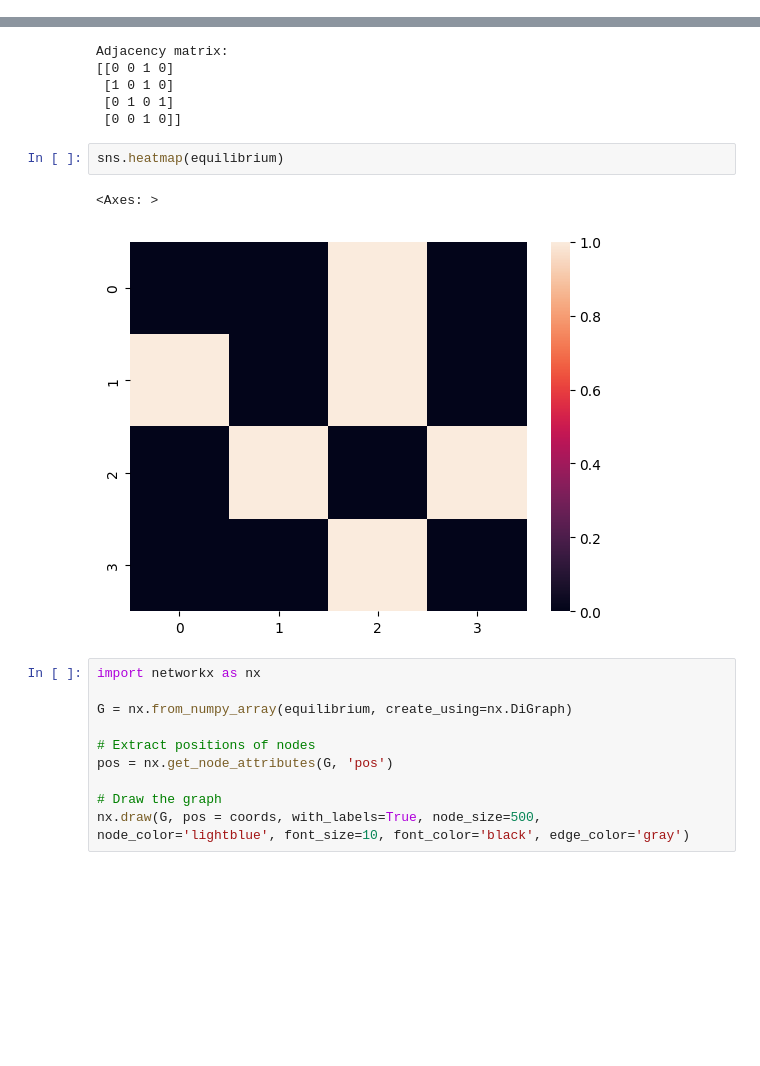
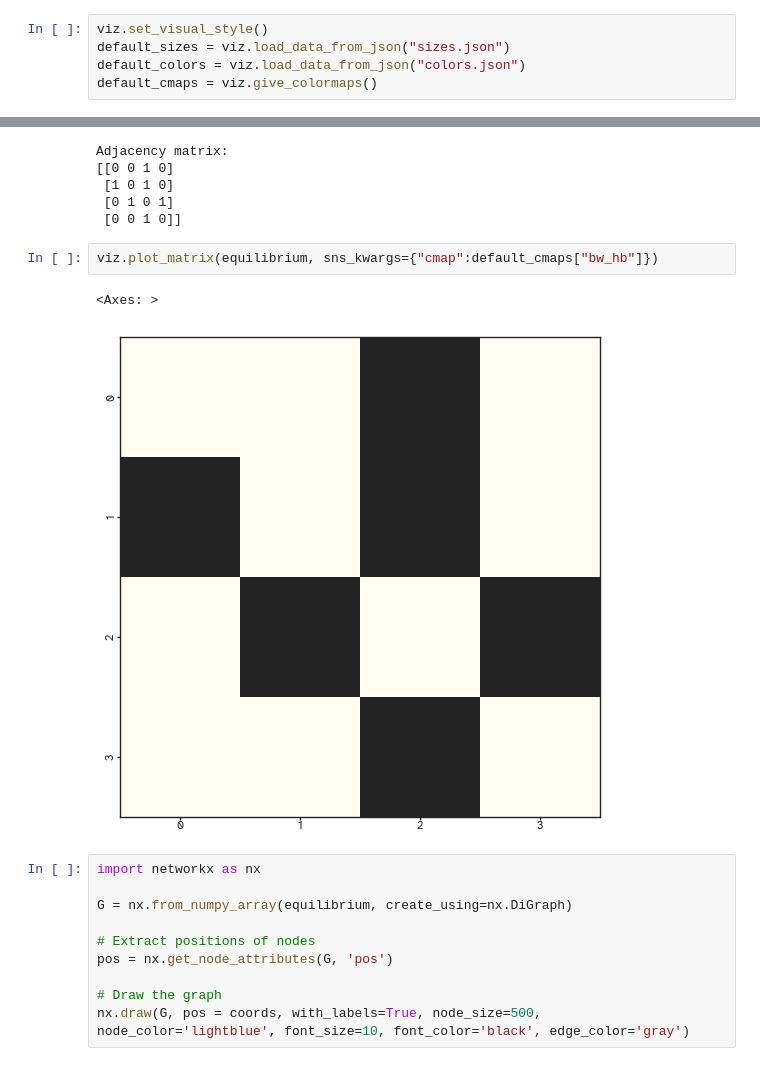
Before and after one commit to kuffmode/Optimal_networks, a Jupyter notebook: playground.ipynb, the cells around one changed output, grey strips where cells are left out. Saved outputs shown, nothing was run; the diff lists cells and outputs as text; blank space fills up the shorter version.

```diff
--- a/playground.ipynb
+++ b/playground.ipynb
@@ -8,0 +12,5 @@ import numpy as np
+# %%
+viz.set_visual_style()
+default_sizes = viz.load_data_from_json("sizes.json")
+default_colors = viz.load_data_from_json("colors.json")
+default_cmaps = viz.give_colormaps()
@@ -28,11 +45,11 @@ Adjacency matrix:
  [1 0 1 0]
  [0 1 0 1]
  [0 0 1 0]]
-# %%
-sns.heatmap(equilibrium)
-# %% [output]
-<Axes: >
-[figure, removed]
+# %%
+viz.plot_matrix(equilibrium, sns_kwargs={"cmap":default_cmaps["bw_hb"]})
+# %% [output]
+<Axes: >
+[figure, added]
 # %%
 import networkx as nx
 
```
Also changed, not shown: parts of 11 cells of this notebook, 4 other files.
